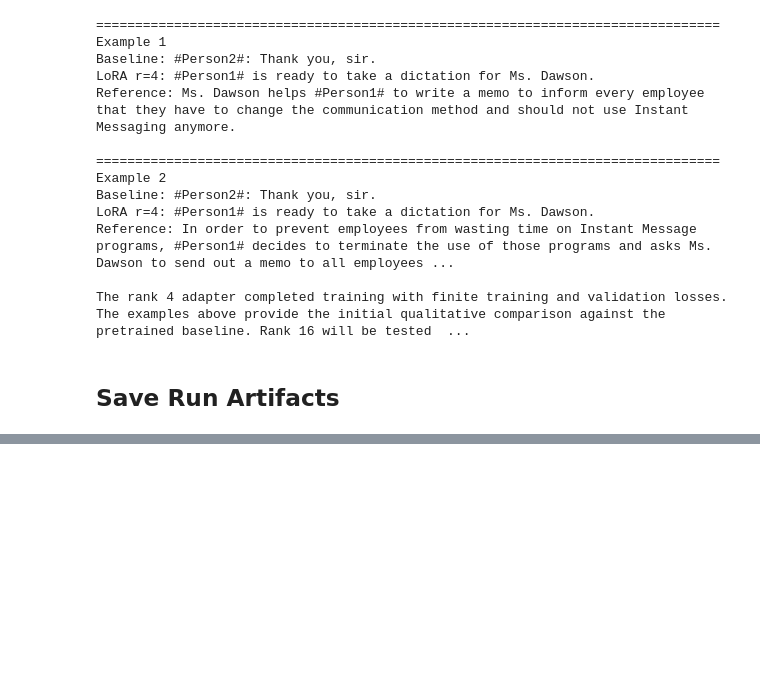
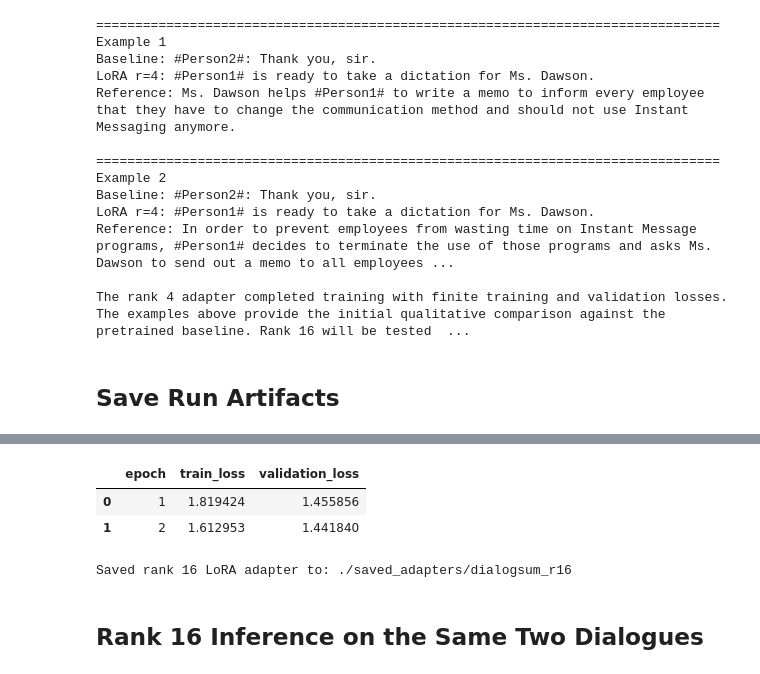
Before and after one commit to DrashtiShah23/data266-2046, a Jupyter notebook: hw5/HW5.ipynb, the cells around one changed output, grey strips where cells are left out. Saved outputs shown, nothing was run; the diff lists cells and outputs as text; code cells hidden in the pictures; blank space fills up the shorter version.

```diff
--- a/hw5/HW5.ipynb
+++ b/hw5/HW5.ipynb
@@ -954,0 +1118,37 @@ Training history:
+# %%
+# Rank 16 sanity check before the full run.
+
+model_r16.train()
+model_r16.zero_grad(set_to_none=True)
+
+sanity_batch_r16 = next(iter(train_loader_r16))
+
+sanity_batch_r16 = {
+    key: value.to(device)
+    for key, value in sanity_batch_r16.items()
+}
+
+sanity_output_r16 = model_r16(**sanity_batch_r16)
+sanity_loss_r16 = sanity_output_r16.loss
+
+print("Rank 16 pretraining batch loss:", float(sanity_loss_r16))
+print("Loss finite:", bool(torch.isfinite(sanity_loss_r16)))
+
+sanity_loss_r16.backward()
+
+bad_gradients_r16 = []
+
+for name, parameter in model_r16.named_parameters():
+    if parameter.requires_grad and parameter.grad is not None:
+        if not torch.isfinite(parameter.grad).all():
+            bad_gradients_r16.append(name)
+
+print("Nonfinite gradient tensors:", len(bad_gradients_r16))
+
+assert torch.isfinite(sanity_loss_r16)
+assert float(sanity_loss_r16) > 0
+assert len(bad_gradients_r16) == 0
+
+model_r16.zero_grad(set_to_none=True)
+
+print("Rank 16 training sanity check passed.")
@@ -954,0 +1323,29 @@ Training history:
+# %%
+history_r16_df = pd.DataFrame(
+    training_history_r16
+)
+
+history_r16_df
+# %% [output]
+|  | epoch | train_loss | validation_loss |
+| 0 | 1 | 1.819424 | 1.455856 |
+| 1 | 2 | 1.612953 | 1.441840 |
+# %%
+adapter_dir_r16 = "./saved_adapters/dialogsum_r16"
+
+os.makedirs(
+    adapter_dir_r16,
+    exist_ok=True,
+)
+
+model_r16.save_pretrained(adapter_dir_r16)
+tokenizer.save_pretrained(adapter_dir_r16)
+
+print(
+    "Saved rank 16 LoRA adapter to:",
+    adapter_dir_r16,
+)
+# %% [output]
+Saved rank 16 LoRA adapter to: ./saved_adapters/dialogsum_r16
+# %% [markdown]
+## Rank 16 Inference on the Same Two Dialogues
```
Also changed, not shown: parts of 22 cells of this notebook.
